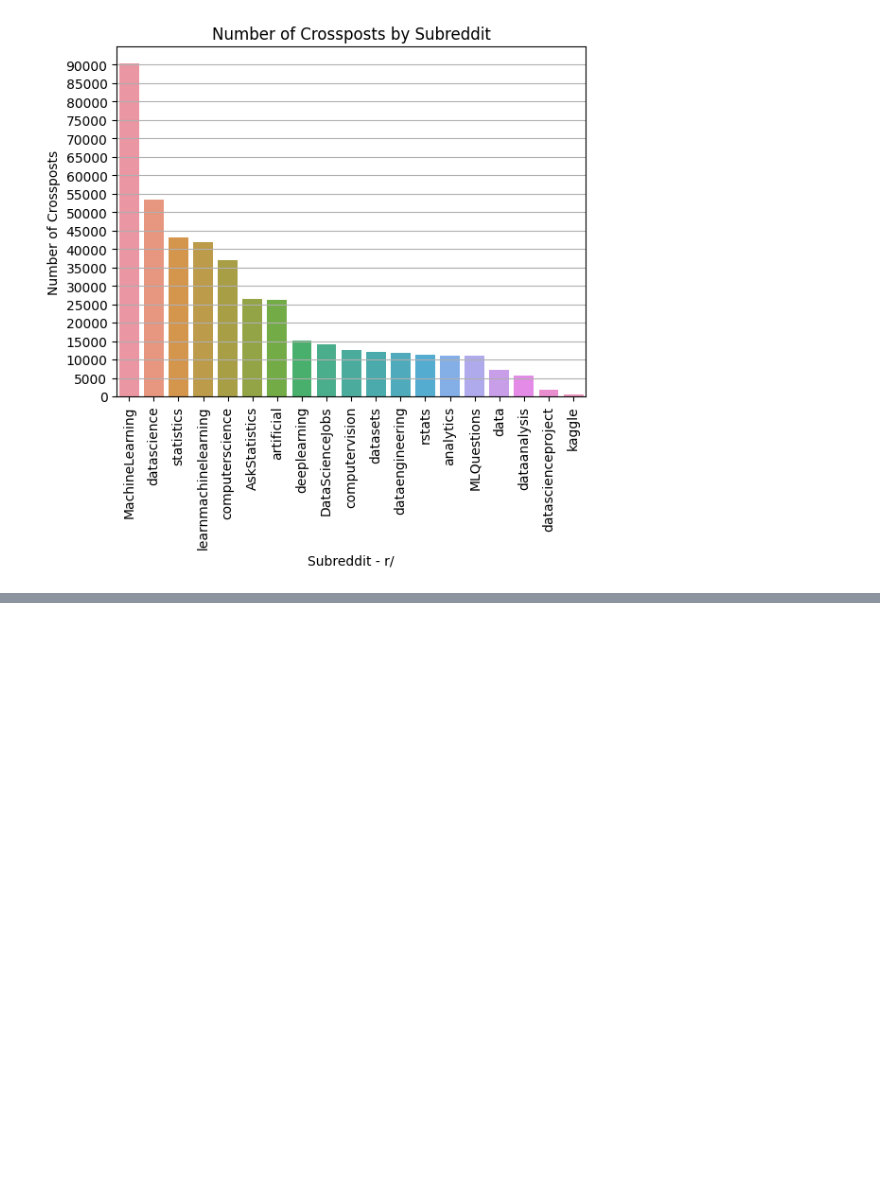
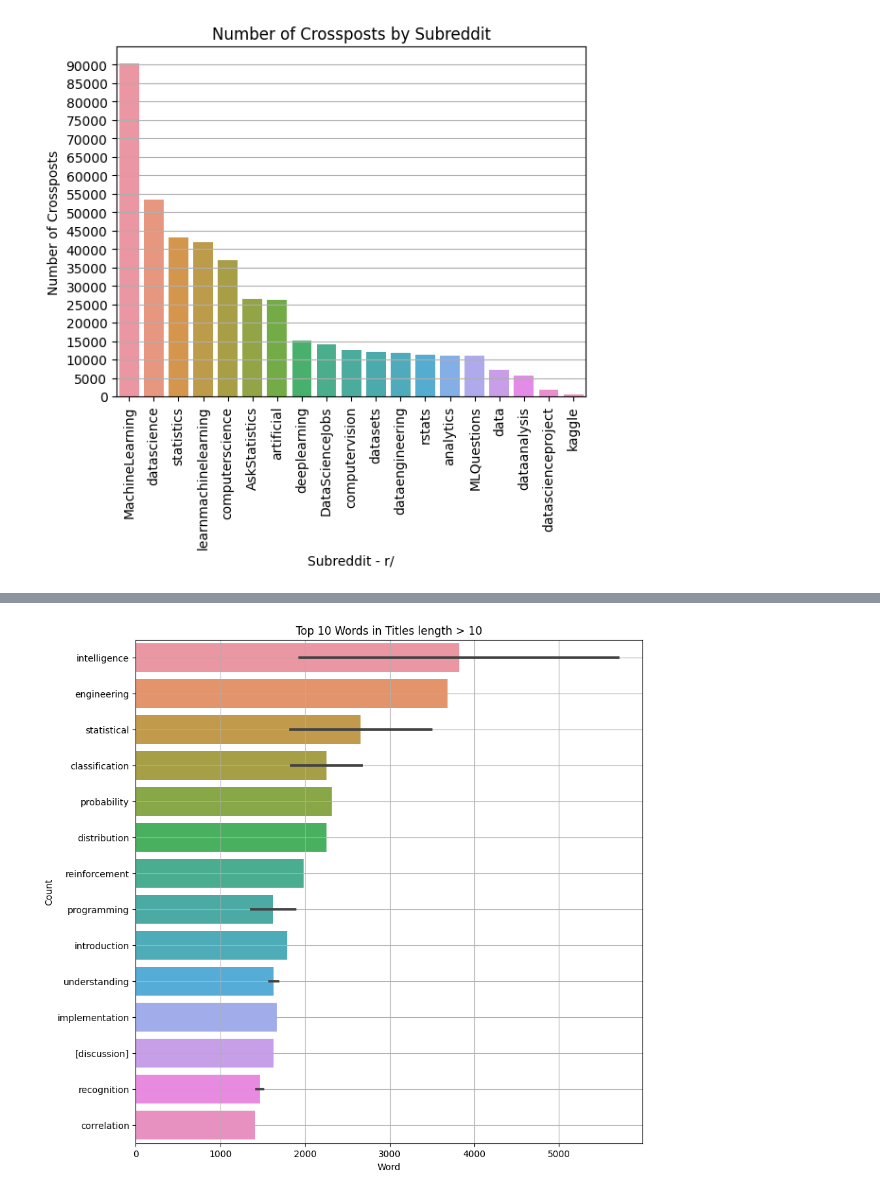
Before and after one commit to fdac22/MiniProject1, a Jupyter notebook: dwill148.ipynb, the cells around one changed output, grey strips where cells are left out. Drawn from its saved outputs; the diff is of its cells as text; code cells hidden in the pictures; blank space fills up the shorter version.

```diff
--- a/dwill148.ipynb
+++ b/dwill148.ipynb
@@ -95,0 +127,9 @@ Text(0, 0.5, 'Number of Crossposts')
+# %%
+plt.figure(figsize=(10, 10))
+plt.title('Top 10 Words in Titles length > 10')
+sns.barplot(y='word', x='count', data=word_counts[word_counts['word'].str.len() > 10].head(20))
+plt.xlabel('Word')
+plt.ylabel('Count')
+plt.grid(True)
+# %% [output]
+[figure, added]
```
Also changed, not shown: parts of 19 cells of this notebook.
